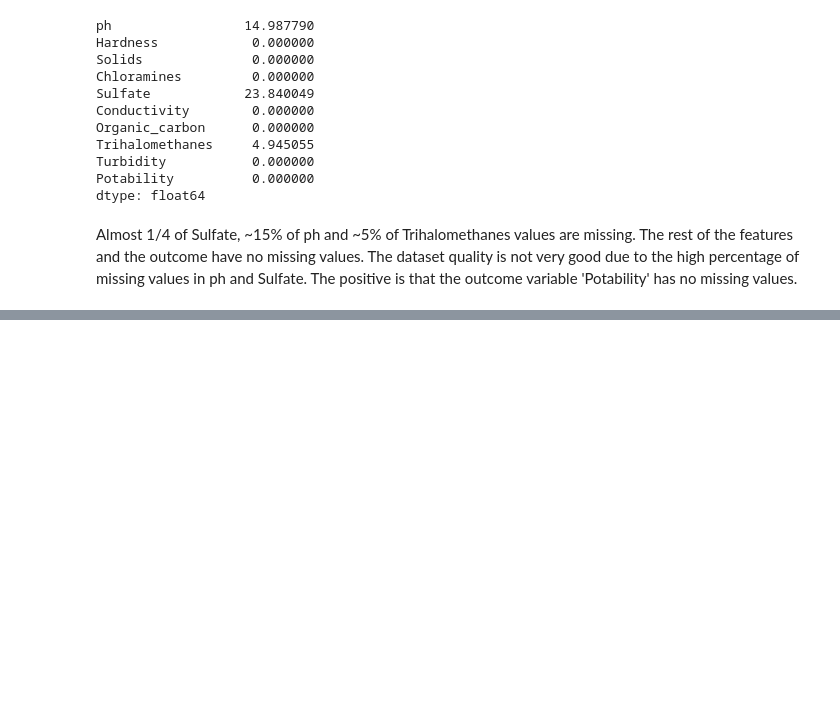
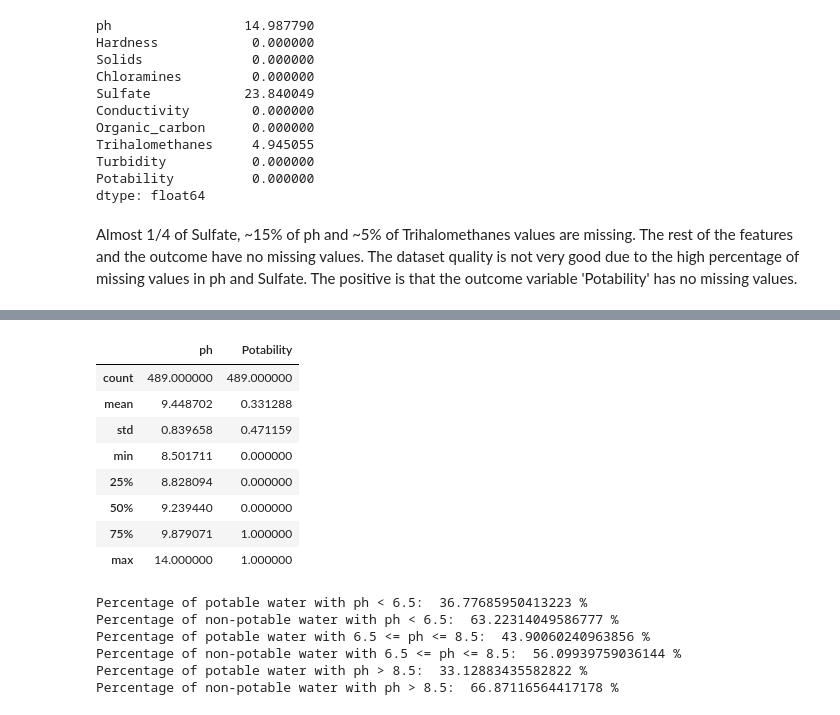
Before and after one commit to thanasisxan/AI-101-Machine-Learning, a Jupyter notebook: Exercise-2/water-potability-prediction.ipynb, the cells around one changed output, grey strips where cells are left out. Cells and saved outputs as stored; diff of their text form; code cells hidden in the pictures; blank space fills up the shorter version.

```diff
--- a/Exercise-2/water-potability-prediction.ipynb
+++ b/Exercise-2/water-potability-prediction.ipynb
@@ -129,0 +158,33 @@ Almost 1/4 of Sulfate, ~15% of ph and ~5% of Trihalomethanes values are missing.
+# %%
+ph_o_85_pot_df = df[['ph', 'Potability']][df['ph'] > 8.5]
+ph_o_85_pot_df.describe()
+# %% [output]
+|  | ph | Potability |
+| count | 489.000000 | 489.000000 |
+| mean | 9.448702 | 0.331288 |
+| std | 0.839658 | 0.471159 |
+| min | 8.501711 | 0.000000 |
+| 25% | 8.828094 | 0.000000 |
+| 50% | 9.239440 | 0.000000 |
+| 75% | 9.879071 | 1.000000 |
+| max | 14.000000 | 1.000000 |
+# %%
+potable_percentage_ph_u_65 = ph_u_65_pot_df['Potability'].eq(1).sum() / ph_u_65_pot_df.shape[0] * 100
+non_potable_percentage_ph_u_65 = ph_u_65_pot_df['Potability'].eq(0).sum() / ph_u_65_pot_df.shape[0] * 100
+potable_percentage_ph_65_to_85 = ph_65_to_85_pot_df['Potability'].eq(1).sum() / ph_65_to_85_pot_df.shape[0] * 100
+non_potable_percentage_ph_65_to_85 = ph_65_to_85_pot_df['Potability'].eq(0).sum() / ph_65_to_85_pot_df.shape[0] * 100
+potable_percentage_ph_o_85 = ph_o_85_pot_df['Potability'].eq(1).sum() / ph_o_85_pot_df.shape[0] * 100
+non_potable_percentage_ph_o_85 = ph_o_85_pot_df['Potability'].eq(0).sum() / ph_o_85_pot_df.shape[0] * 100
+print("Percentage of potable water with ph < 6.5: ", potable_percentage_ph_u_65, "%")
+print("Percentage of non-potable water with ph < 6.5: ", non_potable_percentage_ph_u_65, "%")
+print("Percentage of potable water with 6.5 <= ph <= 8.5: ", potable_percentage_ph_65_to_85, "%")
+print("Percentage of non-potable water with 6.5 <= ph <= 8.5: ", non_potable_percentage_ph_65_to_85, "%")
+print("Percentage of potable water with ph > 8.5: ", potable_percentage_ph_o_85, "%")
+print("Percentage of non-potable water with ph > 8.5: ", non_potable_percentage_ph_o_85, "%")
+# %% [output]
+Percentage of potable water with ph < 6.5:  36.77685950413223 %
+Percentage of non-potable water with ph < 6.5:  63.22314049586777 %
+Percentage of potable water with 6.5 <= ph <= 8.5:  43.90060240963856 %
+Percentage of non-potable water with 6.5 <= ph <= 8.5:  56.09939759036144 %
+Percentage of potable water with ph > 8.5:  33.12883435582822 %
+Percentage of non-potable water with ph > 8.5:  66.87116564417178 %
```
Also changed, not shown: parts of 5 cells of this notebook.
